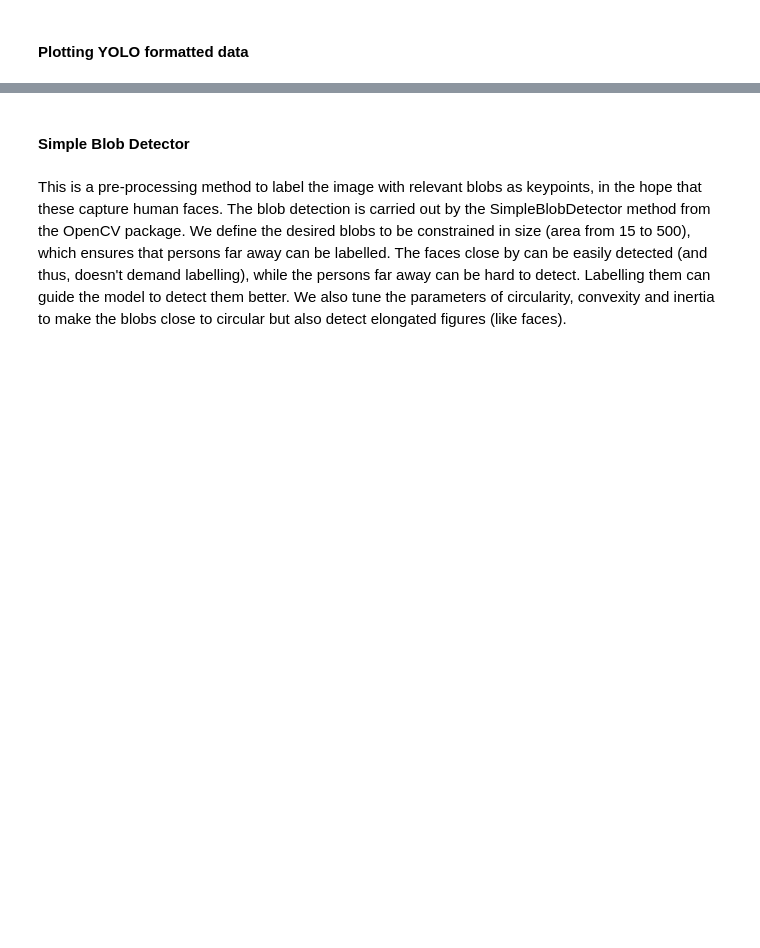
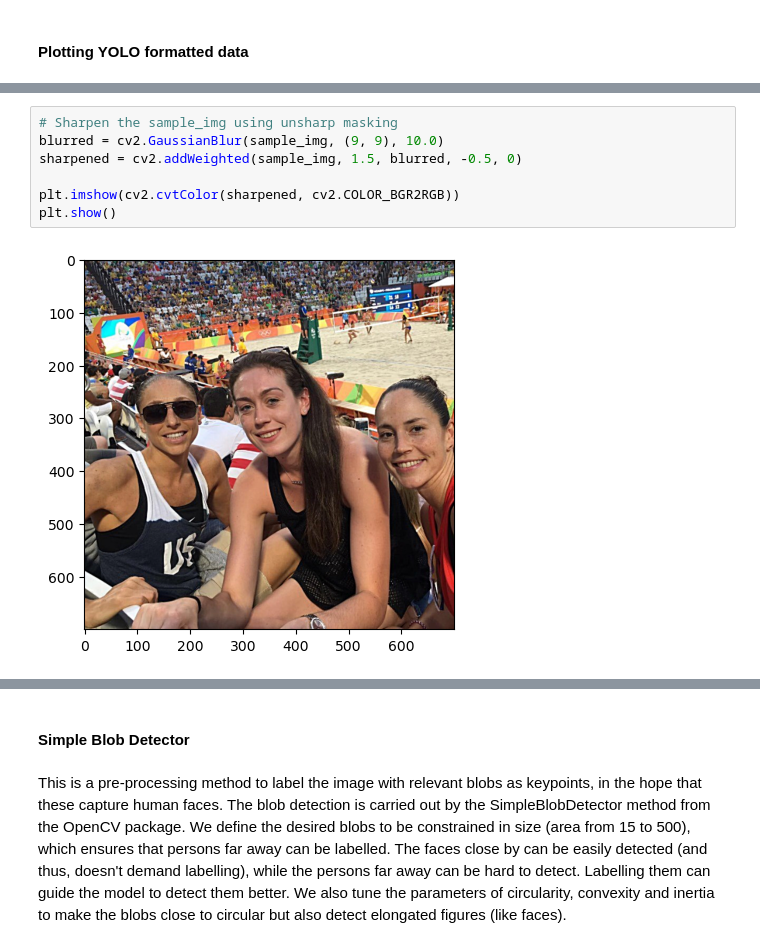
Before and after one commit to JelinR/ultralytics_forked, a Jupyter notebook: Vision_Project/yolo_detection.ipynb, the cells around one changed output, grey strips where cells are left out. Saved outputs shown, nothing was run; the diff lists cells and outputs as text; blank space fills up the shorter version.

```diff
--- a/Vision_Project/yolo_detection.ipynb
+++ b/Vision_Project/yolo_detection.ipynb
@@ -485,0 +527,9 @@ Class ID: 2.0, Confidence: 0.7256653308868408, BBox: [80.91741943359375, 446.793
+# %%
+# Sharpen the sample_img using unsharp masking
+blurred = cv2.GaussianBlur(sample_img, (9, 9), 10.0)
+sharpened = cv2.addWeighted(sample_img, 1.5, blurred, -0.5, 0)
+
+plt.imshow(cv2.cvtColor(sharpened, cv2.COLOR_BGR2RGB))
+plt.show()
+# %% [output]
+[figure, added]
```
Also changed, not shown: parts of 63 cells of this notebook, 2 other files.
